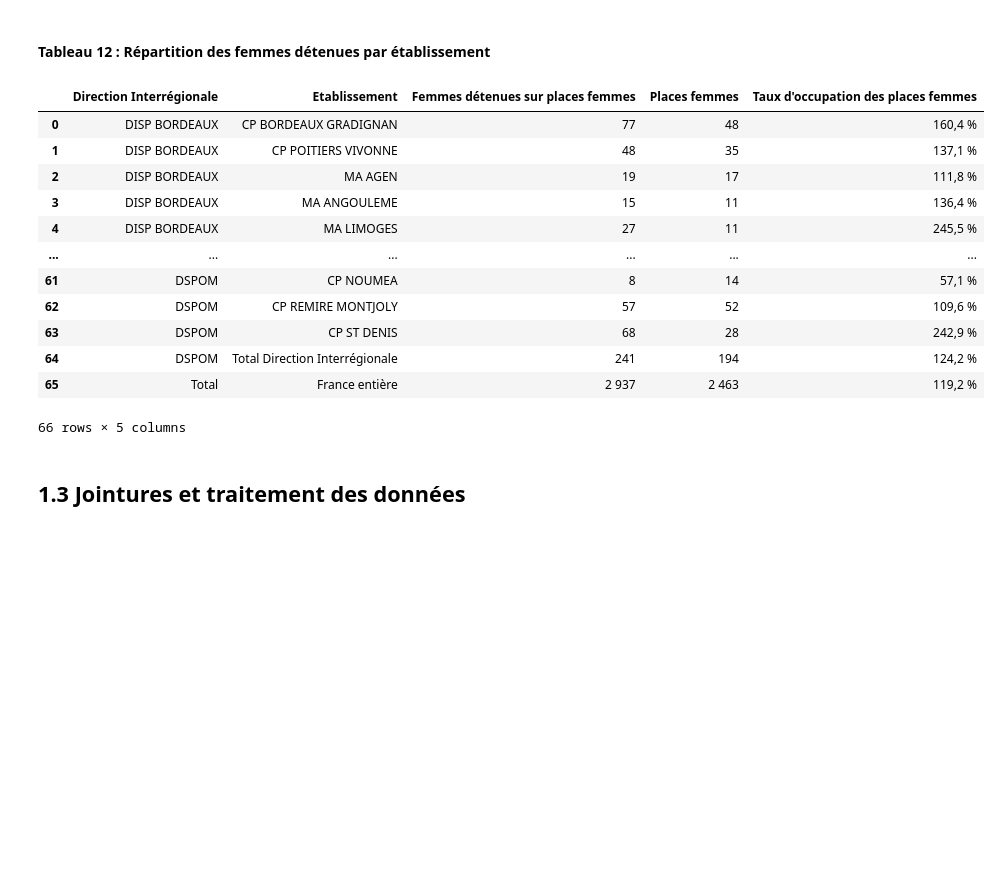
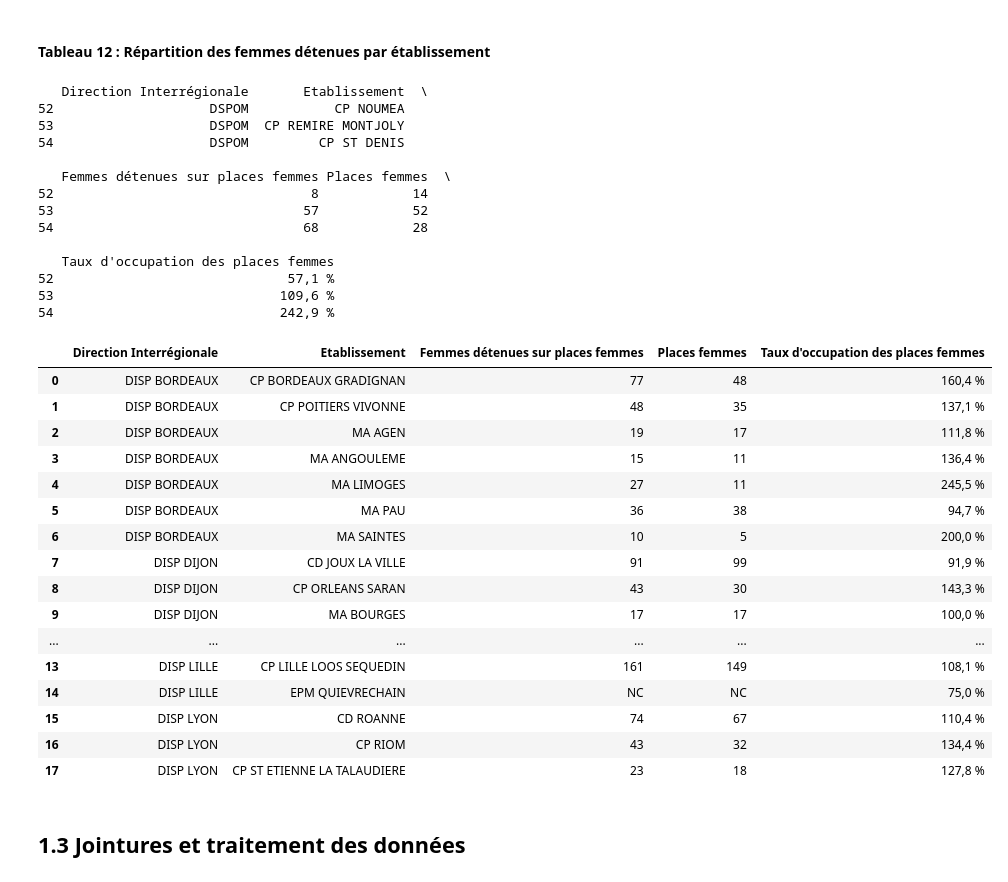
Before and after one commit to lili-dupont/python-for-data-science, a Jupyter notebook: code/notebook.ipynb, the cells around one changed output. Drawn from its saved outputs; the diff is of its cells as text; code cells hidden in the pictures; blank space fills up the shorter version.

```diff
--- a/code/notebook.ipynb
+++ b/code/notebook.ipynb
@@ -302,21 +302,51 @@ dico_dfcsv["df11"]
 # %% [markdown]
 #### Tableau 12 : Répartition des femmes détenues par établissement
 # %%
-dico_dfcsv["df12"]
+# -> ATTENTION A NE PAS RELANCER CETTE CELLULE, SINON ON SUPPRIME A CHAQUE FOIS UNE LIGNE DE PLUS
+
+df = dico_dfcsv["df12"]
+
+# Supprimer les lignes où apparait "Total Direction Interrégionale" dans la colonne "Etablissement" car ce sont des sous-totaux
+col = "Etablissement"
+masque = df[col].str.contains("Total Direction Interr", case=False, na=False)
+dico_dfcsv["df12"] = df[~masque].iloc[:-1].reset_index(drop=True) #.iloc[:-1] pour supprimer la dernière ligne
+
+print(df.tail(3))
 # %% [output]
-|  | Direction Interrégionale | Etablissement | Femmes détenues sur places femmes | Places femmes | Taux d'occupation des places femmes |
-| 0 | DISP BORDEAUX | CP BORDEAUX GRADIGNAN | 77 | 48 | 160,4 % |
-| 1 | DISP BORDEAUX | CP POITIERS VIVONNE | 48 | 35 | 137,1 % |
-| 2 | DISP BORDEAUX | MA AGEN | 19 | 17 | 111,8 % |
-| 3 | DISP BORDEAUX | MA ANGOULEME | 15 | 11 | 136,4 % |
-| 4 | DISP BORDEAUX | MA LIMOGES | 27 | 11 | 245,5 % |
-| ... | ... | ... | ... | ... | ... |
-| 61 | DSPOM | CP NOUMEA | 8 | 14 | 57,1 % |
-| 62 | DSPOM | CP REMIRE MONTJOLY | 57 | 52 | 109,6 % |
-| 63 | DSPOM | CP ST DENIS | 68 | 28 | 242,9 % |
-| 64 | DSPOM | Total Direction Interrégionale | 241 | 194 | 124,2 % |
-| 65 | Total | France entière | 2 937 | 2 463 | 119,2 % |
-66 rows × 5 columns
+   Direction Interrégionale       Etablissement  \
+52                    DSPOM           CP NOUMEA
+53                    DSPOM  CP REMIRE MONTJOLY
+54                    DSPOM         CP ST DENIS
+
+   Femmes détenues sur places femmes Places femmes  \
+52                                 8            14
+53                                57            52
+54                                68            28
+
+   Taux d'occupation des places femmes
+52                              57,1 %
+53                             109,6 %
+54                             242,9 %
+# %%
+dico_dfcsv["df12"].head(18)
+# %% [output]
+|  | Direction Interrégionale | Etablissement | Femmes détenues sur places femmes | Places femmes | Taux d'occupation des places femmes |
+| 0 | DISP BORDEAUX | CP BORDEAUX GRADIGNAN | 77 | 48 | 160,4 % |
+| 1 | DISP BORDEAUX | CP POITIERS VIVONNE | 48 | 35 | 137,1 % |
+| 2 | DISP BORDEAUX | MA AGEN | 19 | 17 | 111,8 % |
+| 3 | DISP BORDEAUX | MA ANGOULEME | 15 | 11 | 136,4 % |
+| 4 | DISP BORDEAUX | MA LIMOGES | 27 | 11 | 245,5 % |
+| 5 | DISP BORDEAUX | MA PAU | 36 | 38 | 94,7 % |
+| 6 | DISP BORDEAUX | MA SAINTES | 10 | 5 | 200,0 % |
+| 7 | DISP DIJON | CD JOUX LA VILLE | 91 | 99 | 91,9 % |
+| 8 | DISP DIJON | CP ORLEANS SARAN | 43 | 30 | 143,3 % |
+| 9 | DISP DIJON | MA BOURGES | 17 | 17 | 100,0 % |
+| ... | ... | ... | ... | ... | ... |
+| 13 | DISP LILLE | CP LILLE LOOS SEQUEDIN | 161 | 149 | 108,1 % |
+| 14 | DISP LILLE | EPM QUIEVRECHAIN | NC | NC | 75,0 % |
+| 15 | DISP LYON | CD ROANNE | 74 | 67 | 110,4 % |
+| 16 | DISP LYON | CP RIOM | 43 | 32 | 134,4 % |
+| 17 | DISP LYON | CP ST ETIENNE LA TALAUDIERE | 23 | 18 | 127,8 % |
 # %% [markdown]
 ## 1.3 Jointures et traitement des données
 # %% [markdown]
```
Also changed, not shown: parts of 5 cells of this notebook.
